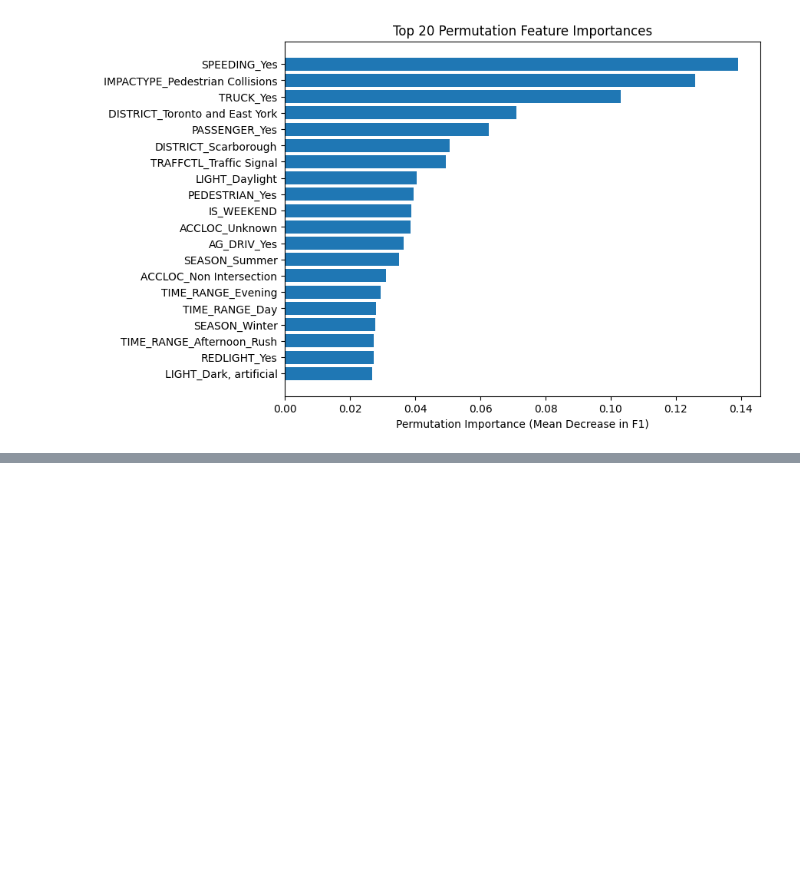
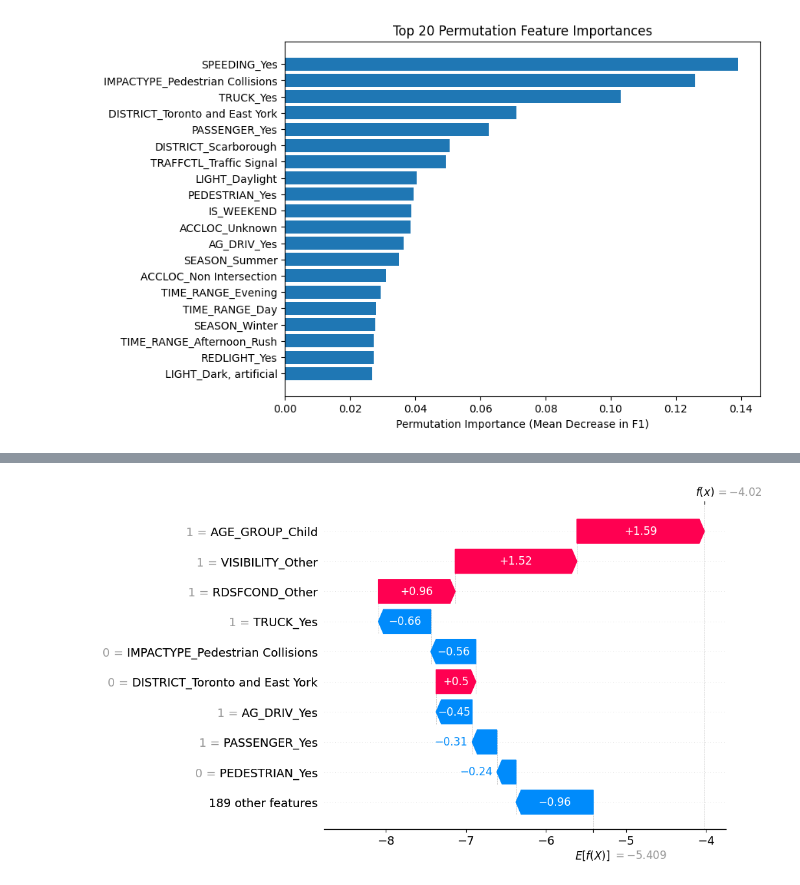
Before and after one commit to balabiberry/toronto_car-crash, a Jupyter notebook: main_Gradient_Boosting.ipynb, the cells around one changed output, grey strips where cells are left out. Saved outputs shown, nothing was run; the diff lists cells and outputs as text; code cells hidden in the pictures; blank space fills up the shorter version.

```diff
--- a/main_Gradient_Boosting.ipynb
+++ b/main_Gradient_Boosting.ipynb
@@ -683,0 +731,6 @@ shap.summary_plot(
+# %%
+i = 2  # choose row index
+
+shap.plots.waterfall(shap_values[i])
+# %% [output]
+[figure, added]
```
Also changed, not shown: parts of 13 cells of this notebook, 1 other file.
